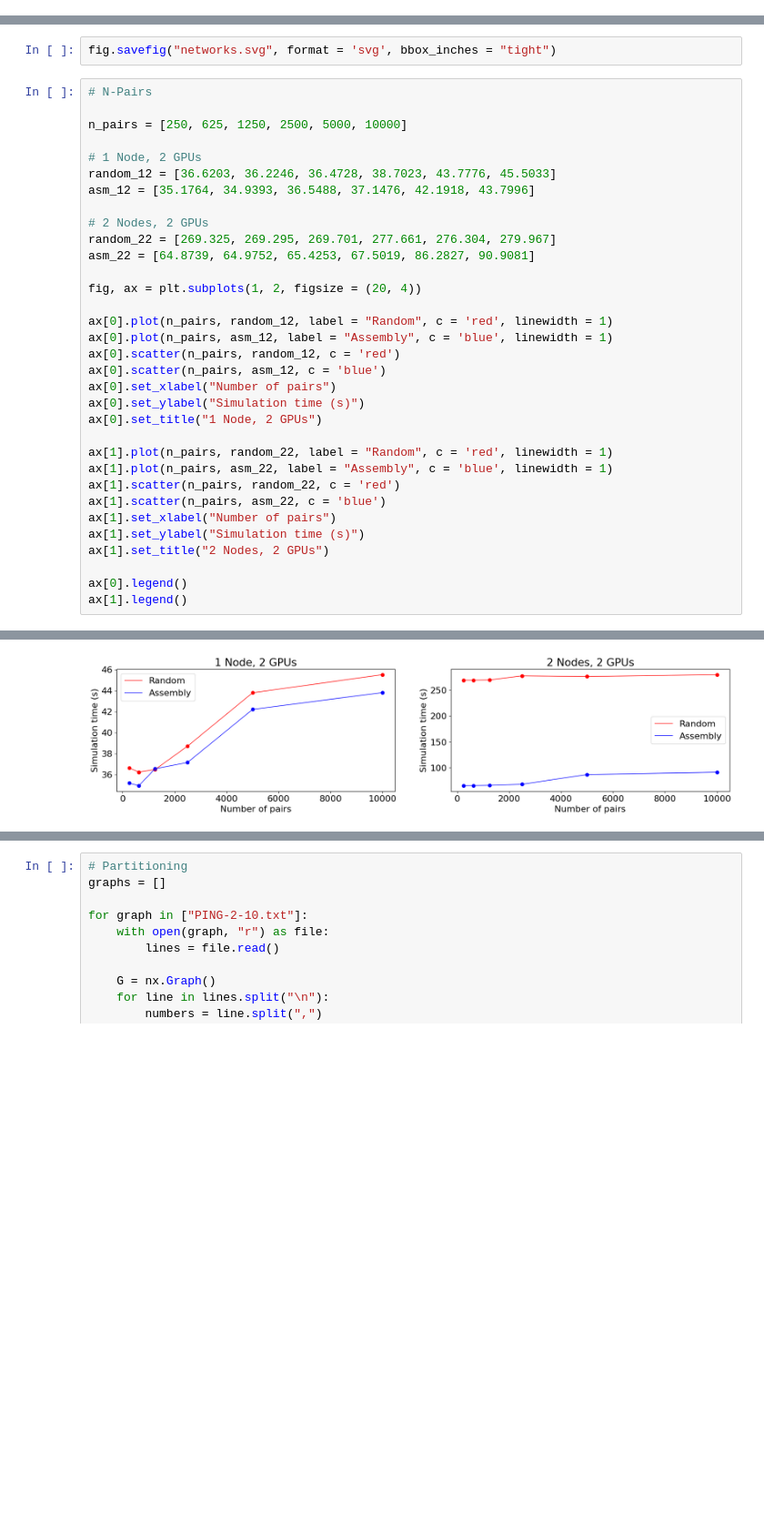
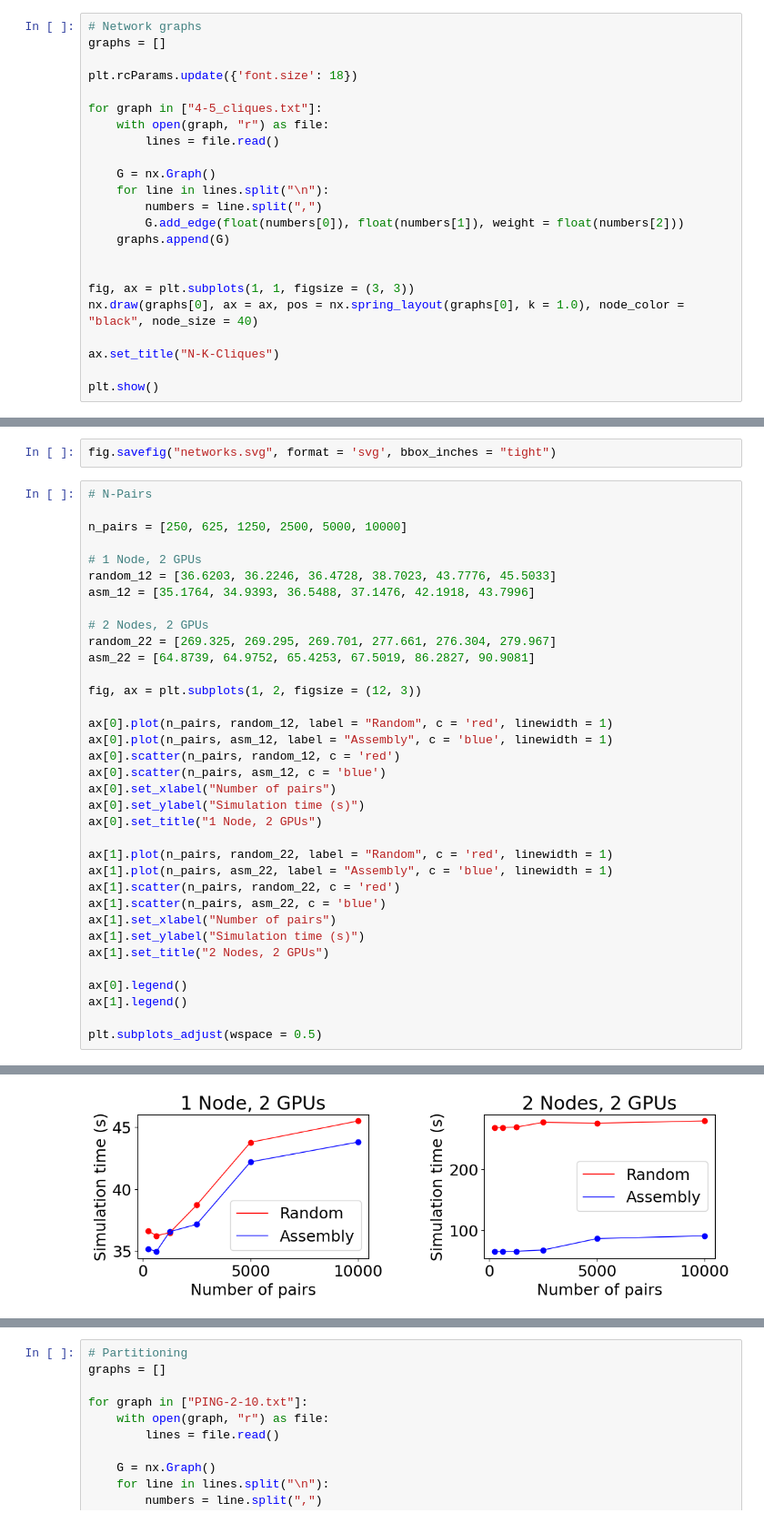
Before and after one commit to raopr/neuroscience-on-FABRIC, a Jupyter notebook: paper_plots/paper_plots.ipynb, the cells around one changed output, grey strips where cells are left out. Shown at 91% size. Saved outputs shown, nothing was run; the diff lists cells and outputs as text; blank space fills up the shorter version.

Commit message:
upd plots

```diff
--- a/paper_plots/paper_plots.ipynb
+++ b/paper_plots/paper_plots.ipynb
@@ -6,0 +103,23 @@ import networkx as nx
+# %%
+# Network graphs
+graphs = []
+
+plt.rcParams.update({'font.size': 18})
+
+for graph in ["4-5_cliques.txt"]:
+    with open(graph, "r") as file:
+        lines = file.read()
+
+    G = nx.Graph()
+    for line in lines.split("\n"):
+        numbers = line.split(",")
+        G.add_edge(float(numbers[0]), float(numbers[1]), weight = float(numbers[2]))
+    graphs.append(G)
+
+
+fig, ax = plt.subplots(1, 1, figsize = (3, 3))
+nx.draw(graphs[0], ax = ax, pos = nx.spring_layout(graphs[0], k = 1.0), node_color = "black", node_size = 40)
+
+ax.set_title("N-K-Cliques")
+
+plt.show()
@@ -70,7 +193,7 @@ asm_12 = [35.1764, 34.9393, 36.5488, 37.1476, 42.1918, 43.7996]
 random_22 = [269.325, 269.295, 269.701, 277.661, 276.304, 279.967]
 asm_22 = [64.8739, 64.9752, 65.4253, 67.5019, 86.2827, 90.9081]
 
-fig, ax = plt.subplots(1, 2, figsize = (20, 4))
+fig, ax = plt.subplots(1, 2, figsize = (12, 3))
 
 ax[0].plot(n_pairs, random_12, label = "Random", c = 'red', linewidth = 1)
 ax[0].plot(n_pairs, asm_12, label = "Assembly", c = 'blue', linewidth = 1)
@@ -90,4 +213,6 @@ ax[1].set_title("2 Nodes, 2 GPUs")
 
 ax[0].legend()
 ax[1].legend()
+
+plt.subplots_adjust(wspace = 0.5)
 # %% [output]
@@ -95,2 +219,2 @@ ax[1].legend()
-[figure, old version]
+[figure, new version]
 # %%
```
Also changed, not shown: parts of 18 cells of this notebook, 13 other files.
